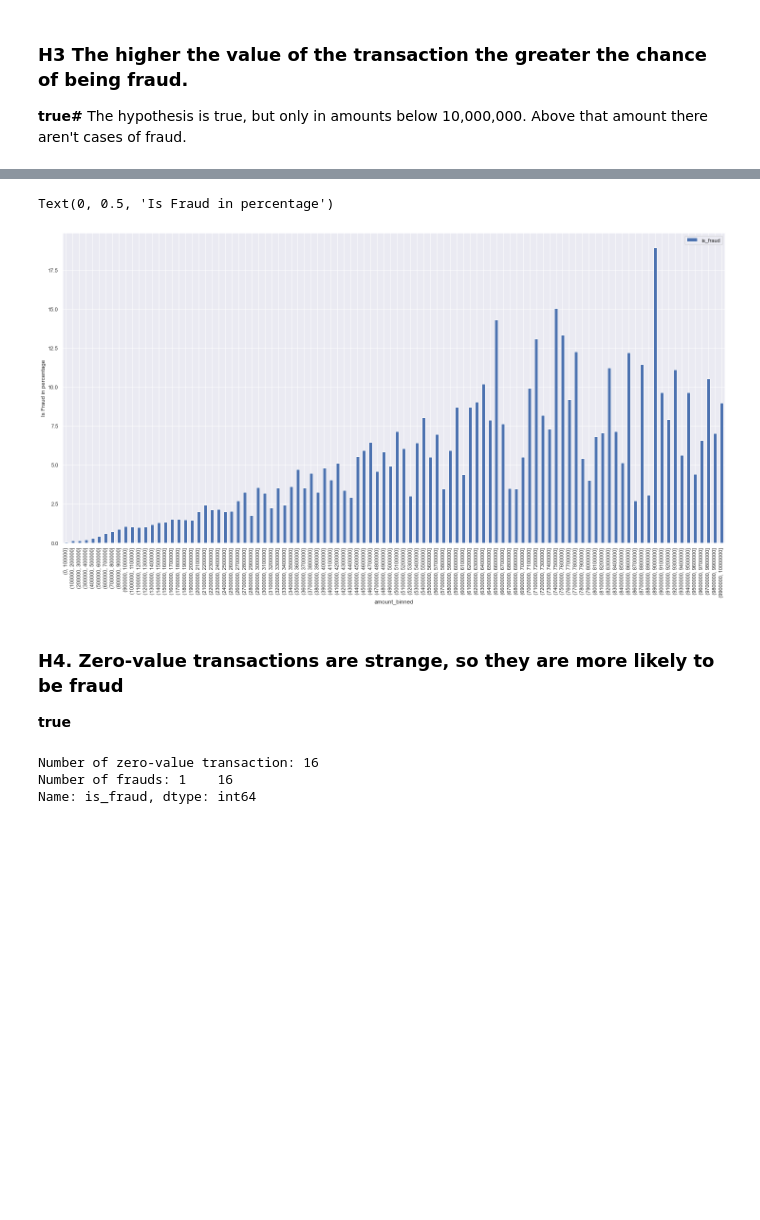
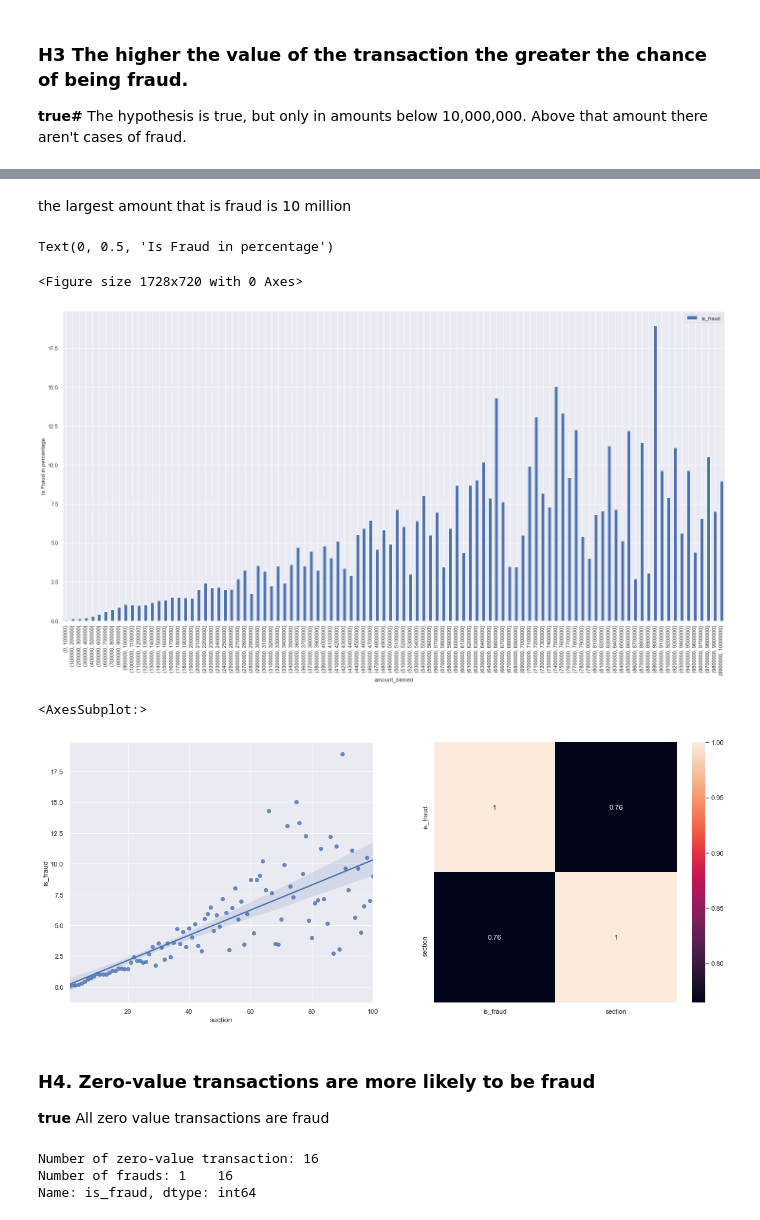
Before and after one commit to brunosantos4/blocker_fraud_company, a Jupyter notebook: fraud_classification.ipynb, the cells around one changed output, grey strips where cells are left out. Saved outputs shown, nothing was run; the diff lists cells and outputs as text; code cells hidden in the pictures; blank space fills up the shorter version.

```diff
--- a/fraud_classification.ipynb
+++ b/fraud_classification.ipynb
@@ -553,15 +569,34 @@ aux6.head(5)
 | 1707592 | 160 | CASH_OUT | 10000000.0 | C525906402 | 10000000.00 | 0.00 | C43869769 | 2145275.47 | ... |
 | 1707591 | 160 | TRANSFER | 10000000.0 | C752627210 | 27670038.08 | 17670038.08 | C1853789265 | 0.00 | ... |
 | 1707590 | 160 | CASH_OUT | 10000000.0 | C2068007279 | 10000000.00 | 0.00 | C836488544 | 158643.25 | ... |
+# %% [markdown]
+the largest amount that is fraud is 10 million
 # %%
+plt.figure(figsize=(24,10))
 ax = aux4.plot.bar(x='amount_binned', y='is_fraud')
 ax.set_ylabel("Is Fraud in percentage")
 # %% [output]
 Text(0, 0.5, 'Is Fraud in percentage')
+<Figure size 1728x720 with 0 Axes>
 [figure]
+# %%
+plt.figure(figsize=(20,8))
+
+aux_plot = aux4.drop(columns=["amount_binned"])
+aux_plot['section'] = range(1,len(aux4)+1)
+
+plt.subplot(1,2,1)
+sns.regplot(x='section', y='is_fraud', data=aux_plot)
+
+
+plt.subplot(1,2,2)
+sns.heatmap(aux_plot.corr(method='pearson'), annot=True)
+# %% [output]
+<AxesSubplot:>
+[figure, added]
 # %% [markdown]
-### **H4.** Zero-value transactions are strange, so they are more likely to be fraud
-**true**
+### **H4.** Zero-value transactions are more likely to be fraud
+**true** All zero value transactions are fraud
 # %%
 aux = df4[df4['amount']==0]
 
```
Also changed, not shown: parts of 33 cells of this notebook.
